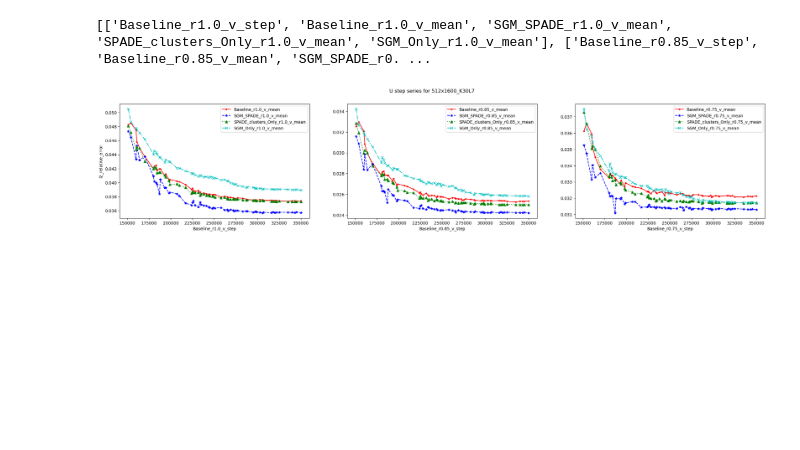
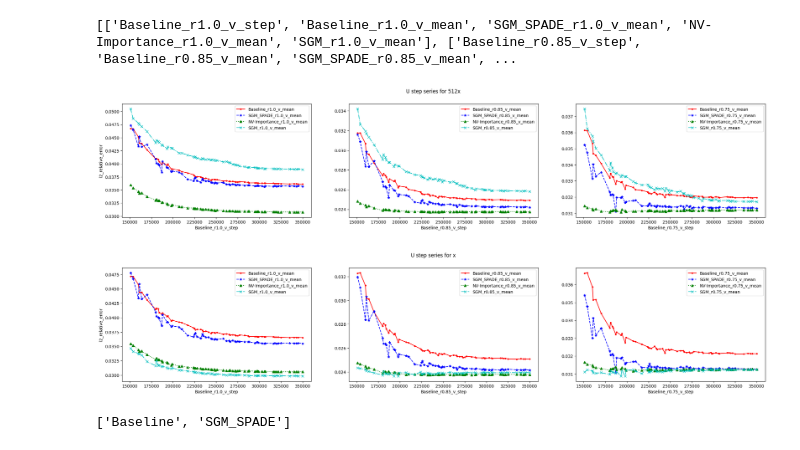
Before and after one commit to janticev/tensorboard-aggregator-modulus22, a Jupyter notebook: datagrabbing.ipynb, the cells around one changed output. Saved outputs shown, nothing was run; the diff lists cells and outputs as text; code cells hidden in the pictures; blank space fills up the shorter version.

```diff
--- a/datagrabbing.ipynb
+++ b/datagrabbing.ipynb
@@ -7,11 +7,11 @@ variablesKey = 'Validators'
 variablesSplit = 'l2_relative_error_'
 validatorsRename = {'validator':'r1.0','validator_2':'r0.85','validator_3':'r0.75'}
 variablesID = 'validator'
-subfolders = ['Baseline','SGM_SPADE','SPADE_clusters_Only','SGM_Only']
+subfolders = ['Baseline','SGM_SPADE','NV-Importance','SGM']
 
 # run aggregates with these subfoldetrs
-#folder = 'C:/Users/jacec/Documents/Test_Runs/'
-folder = 'C:/Users/John Anticev/Documents/SCHOOL/aggregator_runs/'
+folder = 'C:/Users/jacec/Documents/Test_Runs/'
+#folder = 'C:/Users/John Anticev/Documents/SCHOOL/aggregator_runs/'
 aggregates = [folder+f+'/aggregates/' for f in os.listdir(folder) if os.path.isdir(folder+f)]
 #all results will be in /aggregates, separated by tags from subfolders
 #find all validation files separated by subfolder
@@ -135,10 +136,6 @@ for i in range(len(dataframes)):
 plotVars_p_allValidators = [[f'Baseline_{j}_u_step'] + [f'{i}_{j}_u_mean' for i in subfolders ] for j in validatorsRename.values()]
 print(plotVars_p_allValidators)
 stepFilter = dataframes[0]['Baseline_r1.0_u_step'] >= 150000
-def set_cycler(ax):
-    ax.set_prop_cycle(plt.cycler('color', ['r', 'b', 'g', 'c'])+
-                      plt.cycler('linestyle', ['-','--',':','-.'])+
-                      plt.cycler('marker', ['.','*','^','x']))
 #fmt = '[marker][line][color]' linestyle='--', marker='o', color='b'
 #fmts = ['-r','--*b',':^g','-.xc']
 #formats = {'marker':['.','*','^','x'], 'linestyle':['-','--',':','-.'], 'color':['r','b','g','c']}
@@ -156,23 +154,24 @@ for i in range(len(dataframes)):
 # %%
 #plot step series v
 plotVars_p_allValidators = [[f'Baseline_{j}_v_step'] + [f'{i}_{j}_v_mean' for i in subfolders ] for j in validatorsRename.values()]
 print(plotVars_p_allValidators)
 stepFilter = dataframes[0]['Baseline_r1.0_v_step'] >= 150000
-def set_cycler(ax):
-    ax.set_prop_cycle(plt.cycler('color', ['r', 'b', 'g', 'c'])+
-                      plt.cycler('linestyle', ['-','--',':','-.'])+
-                      plt.cycler('marker', ['.','*','^','x']))
 #fmt = '[marker][line][color]' linestyle='--', marker='o', color='b'
 #fmts = ['-r','--*b',':^g','-.xc']
 #formats = {'marker':['.','*','^','x'], 'linestyle':['-','--',':','-.'], 'color':['r','b','g','c']}
 
 for i in range(len(dataframes)):
     fig, axes = plt.subplots(nrows=1, ncols=3, figsize = (28,5))
     fig.suptitle(f'U step series for {agNames[i]}')
     axes[0].set_ylabel('l2_relative_error')
     for k,j in enumerate(plotVars_p_allValidators):
         set_cycler(axes[k])
         dataframes[i][j][stepFilter].plot(x=j[0],ax=axes[k])
 # %% [output]
-[['Baseline_r1.0_v_step', 'Baseline_r1.0_v_mean', 'SGM_SPADE_r1.0_v_mean', 'SPADE_clusters_Only_r1.0_v_mean', 'SGM_Only_r1.0_v_mean'], ['Baseline_r0.85_v_step', 'Baseline_r0.85_v_mean', 'SGM_SPADE_r0. ...
+[['Baseline_r1.0_v_step', 'Baseline_r1.0_v_mean', 'SGM_SPADE_r1.0_v_mean', 'NV-Importance_r1.0_v_mean', 'SGM_r1.0_v_mean'], ['Baseline_r0.85_v_step', 'Baseline_r0.85_v_mean', 'SGM_SPADE_r0.85_v_mean', ...
-[figure, old version]
+[figure, new version]
+[figure, added]
+# %%
+subfolders[slice(0,2)]
+# %% [output]
+['Baseline', 'SGM_SPADE']
```
Also changed, not shown: parts of 8 cells of this notebook, 5 other files.
